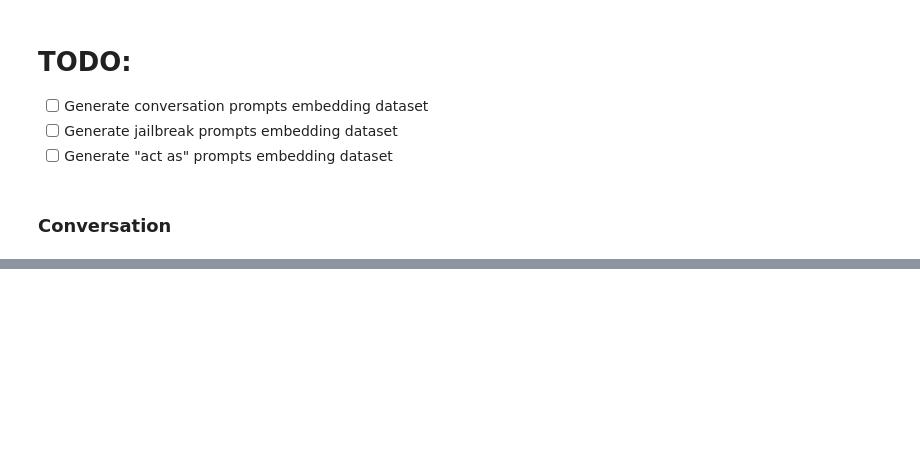
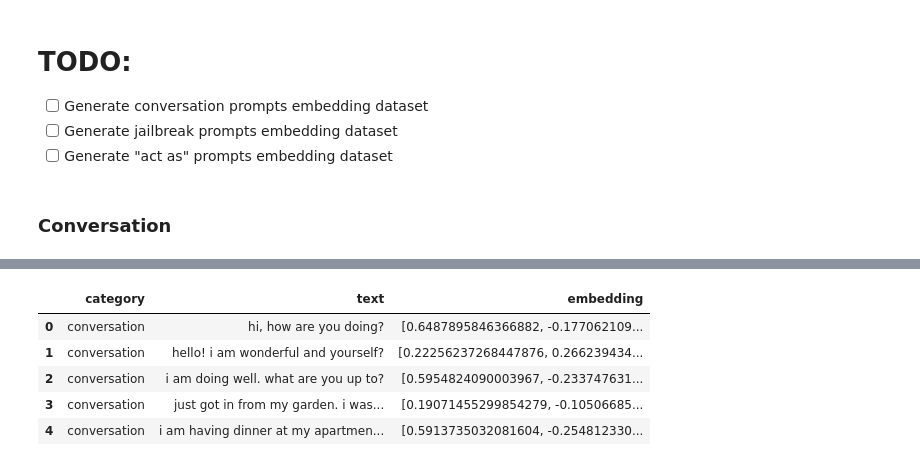
Before and after one commit to llm-security-research/malicious-prompts, a Jupyter notebook: data/exploratory_analysis.ipynb, the cells around one changed output, grey strips where cells are left out. Saved outputs shown, nothing was run; the diff lists cells and outputs as text; code cells hidden in the pictures; blank space fills up the shorter version.

```diff
--- a/data/exploratory_analysis.ipynb
+++ b/data/exploratory_analysis.ipynb
@@ -155,3 +217,13 @@ conversation_df.head()
 # %%
-all_df = conversation_df
+frames = [conversation_emb_df, jailbreak_emb_df]
+all_df = pd.concat(frames)
+all_df.reset_index(inplace=True, drop=True)
 all_df.to_csv("./processed/maleficent.csv", index=False)
+all_df.head()
+# %% [output]
+|  | category | text | embedding |
+| 0 | conversation | hi, how are you doing? | [0.6487895846366882, -0.177062109... |
+| 1 | conversation | hello! i am wonderful and yourself? | [0.22256237268447876, 0.266239434... |
+| 2 | conversation | i am doing well. what are you up to? | [0.5954824090003967, -0.233747631... |
+| 3 | conversation | just got in from my garden. i was... | [0.19071455299854279, -0.10506685... |
+| 4 | conversation | i am having dinner at my apartmen... | [0.5913735032081604, -0.254812330... |
```
Also changed, not shown: parts of 9 cells of this notebook, 1 other file.
